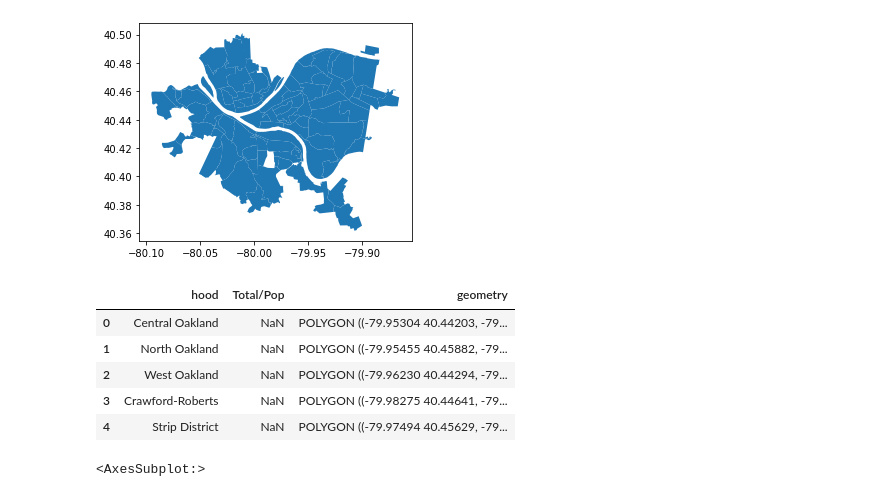
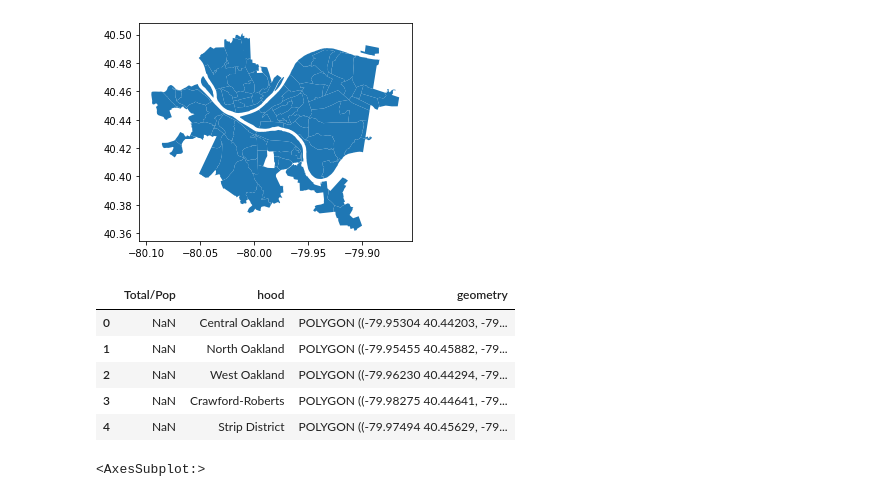
Before and after one commit to pnm122/cmpinf0010-final, a Jupyter notebook: Elijah.ipynb, the cells around one changed output. Saved outputs shown, nothing was run; the diff lists cells and outputs as text; code cells hidden in the pictures.

```diff
--- a/Elijah.ipynb
+++ b/Elijah.ipynb
@@ -149,17 +151,17 @@ neighborhoods.plot() # plot the geopandas dataframe
 <AxesSubplot:>
 [figure]
 # %%
-# do the merge
+#  the merge
 crime_map = neighborhoods.merge(weighted["Total/Pop"]
 , how='outer', left_index=True, right_index=True)
 
 # look at the head to confirm it merged correctly
-crime_map[['hood','Total/Pop','geometry']].head()
+crime_map[['Total/Pop','hood','geometry']].head()
 # %% [output]
-|  | hood | Total/Pop | geometry |
-| 0 | Central Oakland | NaN | POLYGON ((-79.95304 40.44203, -79... |
-| 1 | North Oakland | NaN | POLYGON ((-79.95455 40.45882, -79... |
-| 2 | West Oakland | NaN | POLYGON ((-79.96230 40.44294, -79... |
-| 3 | Crawford-Roberts | NaN | POLYGON ((-79.98275 40.44641, -79... |
-| 4 | Strip District | NaN | POLYGON ((-79.97494 40.45629, -79... |
+|  | Total/Pop | hood | geometry |
+| 0 | NaN | Central Oakland | POLYGON ((-79.95304 40.44203, -79... |
+| 1 | NaN | North Oakland | POLYGON ((-79.95455 40.45882, -79... |
+| 2 | NaN | West Oakland | POLYGON ((-79.96230 40.44294, -79... |
+| 3 | NaN | Crawford-Roberts | POLYGON ((-79.98275 40.44641, -79... |
+| 4 | NaN | Strip District | POLYGON ((-79.97494 40.45629, -79... |
 # %%
```
Also changed, not shown: parts of 7 cells of this notebook, 1 other file.
